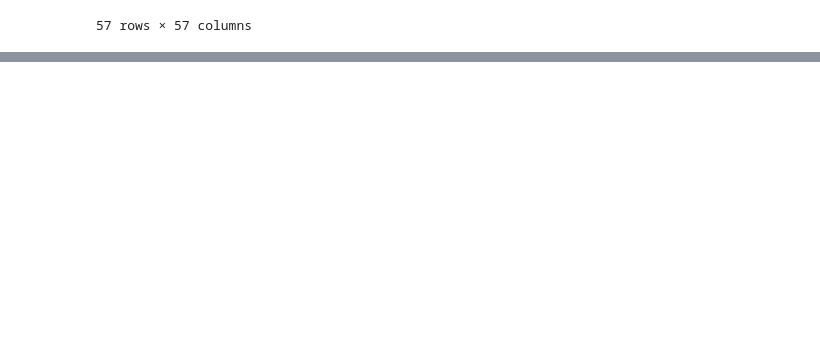
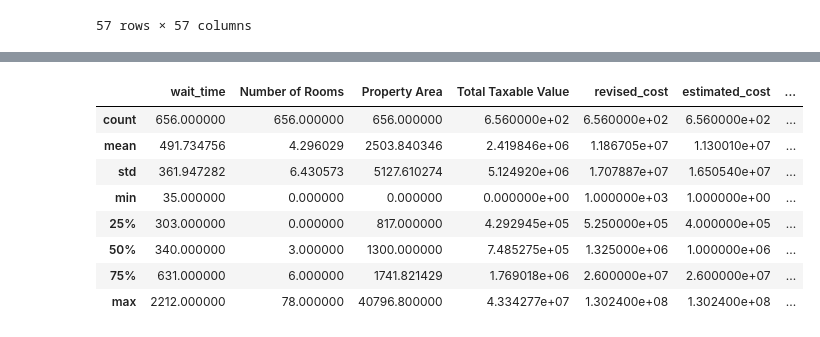
Before and after one commit to rohanskalyani/sfpermittimes, a Jupyter notebook: PUI Mastersheet.ipynb, the cells around one changed output, grey strips where cells are left out. Saved outputs shown, nothing was run; the diff lists cells and outputs as text; code cells hidden in the pictures; blank space fills up the shorter version.

```diff
--- a/PUI Mastersheet.ipynb
+++ b/PUI Mastersheet.ipynb
@@ -289,0 +553,13 @@ strong multicollinearity or other numerical problems.
+# %%
+Regression_Table_no_outliers = Regression_Table.loc[outlierIndex].reset_index(drop = True)
+Regression_Table_no_outliers.describe()
+# %% [output]
+|  | wait_time | Number of Rooms | Property Area | Total Taxable Value | revised_cost | estimated_cost | ... |
+| count | 656.000000 | 656.000000 | 656.000000 | 6.560000e+02 | 6.560000e+02 | 6.560000e+02 | ... |
+| mean | 491.734756 | 4.296029 | 2503.840346 | 2.419846e+06 | 1.186705e+07 | 1.130010e+07 | ... |
+| std | 361.947282 | 6.430573 | 5127.610274 | 5.124920e+06 | 1.707887e+07 | 1.650540e+07 | ... |
+| min | 35.000000 | 0.000000 | 0.000000 | 0.000000e+00 | 1.000000e+03 | 1.000000e+00 | ... |
+| 25% | 303.000000 | 0.000000 | 817.000000 | 4.292945e+05 | 5.250000e+05 | 4.000000e+05 | ... |
+| 50% | 340.000000 | 3.000000 | 1300.000000 | 7.485275e+05 | 1.325000e+06 | 1.000000e+06 | ... |
+| 75% | 631.000000 | 6.000000 | 1741.821429 | 1.769018e+06 | 2.600000e+07 | 2.600000e+07 | ... |
+| max | 2212.000000 | 78.000000 | 40796.800000 | 4.334277e+07 | 1.302400e+08 | 1.302400e+08 | ... |
```
Also changed, not shown: parts of 51 cells of this notebook.
